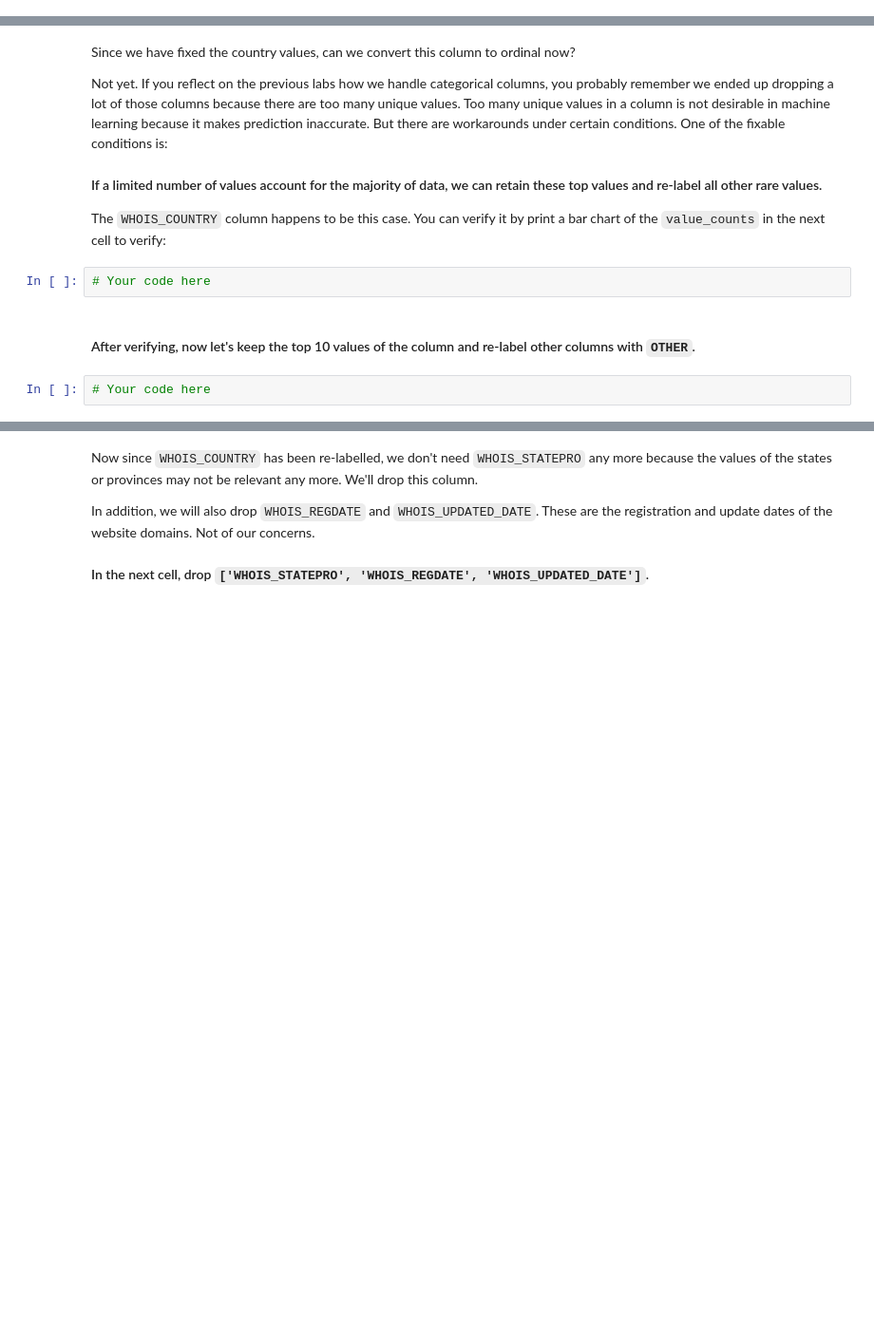
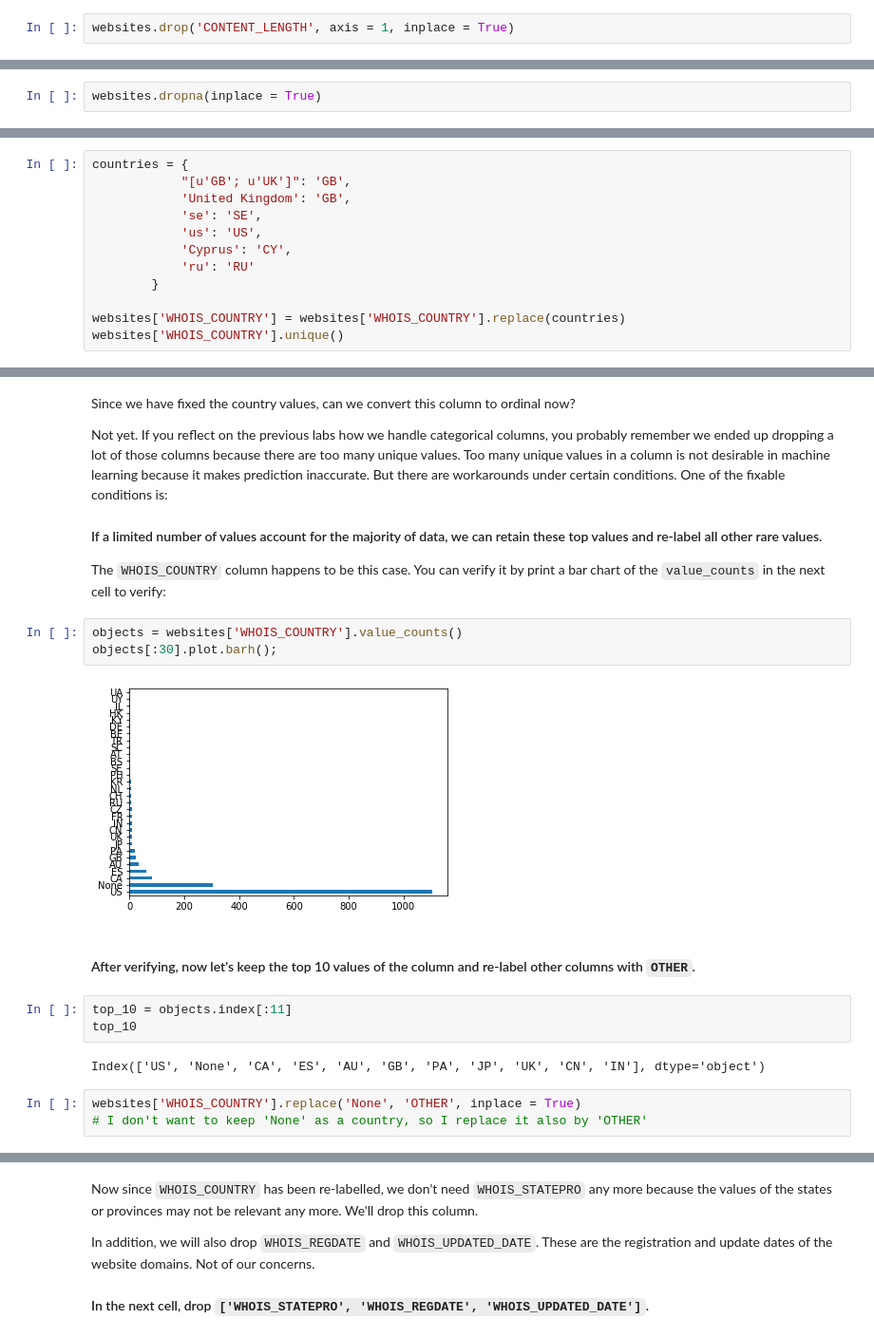
Before and after one commit to ironhack-datalabs/datamad0619, a Jupyter notebook: module-3/lab-supervised-learning/your-code/main.ipynb, the cells around one changed output, grey strips where cells are left out. Shown at 95% size. Saved outputs shown, nothing was run; the diff lists cells and outputs as text; blank space fills up the shorter version.

```diff
--- a/module-3/lab-supervised-learning/your-code/main.ipynb
+++ b/module-3/lab-supervised-learning/your-code/main.ipynb
@@ -293,0 +312,2 @@ If you remember in the previous labs, we drop a column if the column contains a
+# %%
+websites.drop('CONTENT_LENGTH', axis = 1, inplace = True)
@@ -293,0 +333,2 @@ If you remember in the previous labs, we drop a column if the column contains a
+# %%
+websites.dropna(inplace = True)
@@ -324,0 +397,12 @@ How to handle string columns is always case by case. Let's start by working on `
+# %%
+countries = {
+            "[u'GB'; u'UK']": 'GB',
+            'United Kingdom': 'GB',
+            'se': 'SE',
+            'us': 'US',
+            'Cyprus': 'CY',
+            'ru': 'RU'
+        }
+
+websites['WHOIS_COUNTRY'] = websites['WHOIS_COUNTRY'].replace(countries)
+websites['WHOIS_COUNTRY'].unique()
@@ -330,9 +420,18 @@ Not yet. If you reflect on the previous labs how we handle categorical columns,
 #### If a limited number of values account for the majority of data, we can retain these top values and re-label all other rare values.
 
 The `WHOIS_COUNTRY` column happens to be this case. You can verify it by print a bar chart of the `value_counts` in the next cell to verify:
-# %%
-# Your code here
+# %%
+objects = websites['WHOIS_COUNTRY'].value_counts()
+objects[:30].plot.barh();
+# %% [output]
+[figure, added]
 # %% [markdown]
 #### After verifying, now let's keep the top 10 values of the column and re-label other columns with `OTHER`.
-# %%
-# Your code here
+# %%
+top_10 = objects.index[:11]
+top_10
+# %% [output]
+Index(['US', 'None', 'CA', 'ES', 'AU', 'GB', 'PA', 'JP', 'UK', 'CN', 'IN'], dtype='object')
+# %%
+websites['WHOIS_COUNTRY'].replace('None', 'OTHER', inplace = True)
+# I don't want to keep 'None' as a country, so I replace it also by 'OTHER'
```
Also changed, not shown: parts of 16 cells of this notebook.
